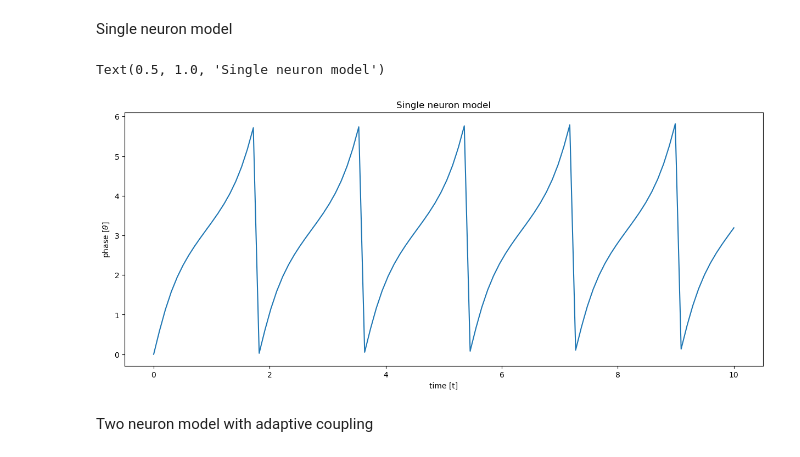
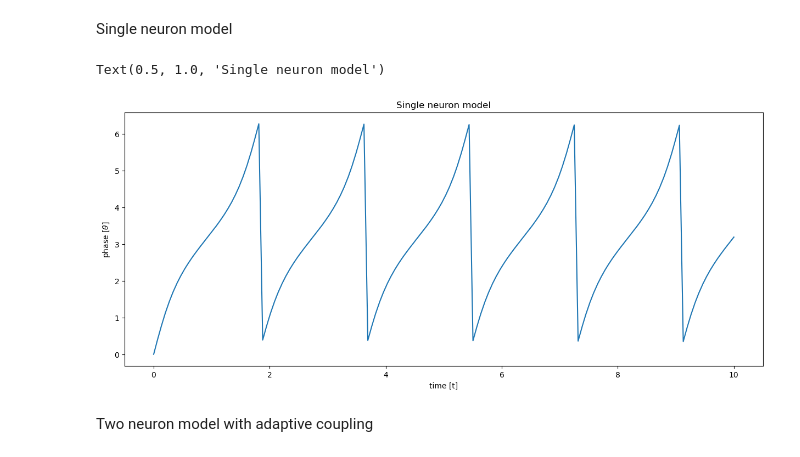
Before and after one commit to AniBrez/Anirudh-Bachelor-Thesis, a Jupyter notebook: Test 1.ipynb, the cells around one changed output. Saved outputs shown, nothing was run; the diff lists cells and outputs as text; code cells hidden in the pictures.

```diff
--- a/Test 1.ipynb
+++ b/Test 1.ipynb
@@ -8,24 +8,24 @@ Single neuron model
 # %%
 def neuron(y,t,I):
     theta = y
     dydt = (1-np.cos(theta)) + (1+np.cos(theta))*I
     return dydt
 
 I = 3
 y0 = 0
-t = np.linspace(0, 10, 100)
+t = np.linspace(0,10, 150)
 sol = odeint(neuron, y0, t, args=(I,))
 sol_mod = np.mod(sol[:,0], 2*np.pi)
 
 #plot
 plt.figure(figsize=(15, 6))
 plt.plot(t, sol_mod)
 plt.xlabel('time [t]')
 plt.ylabel('phase' + r' [$\theta$]')
 plt.title('Single neuron model')
 # %% [output]
 Text(0.5, 1.0, 'Single neuron model')
-[figure, old version]
+[figure, new version]
 # %% [markdown]
 Two neuron model with adaptive coupling
 # %%
```
Also changed, not shown: parts of 2 cells of this notebook.
